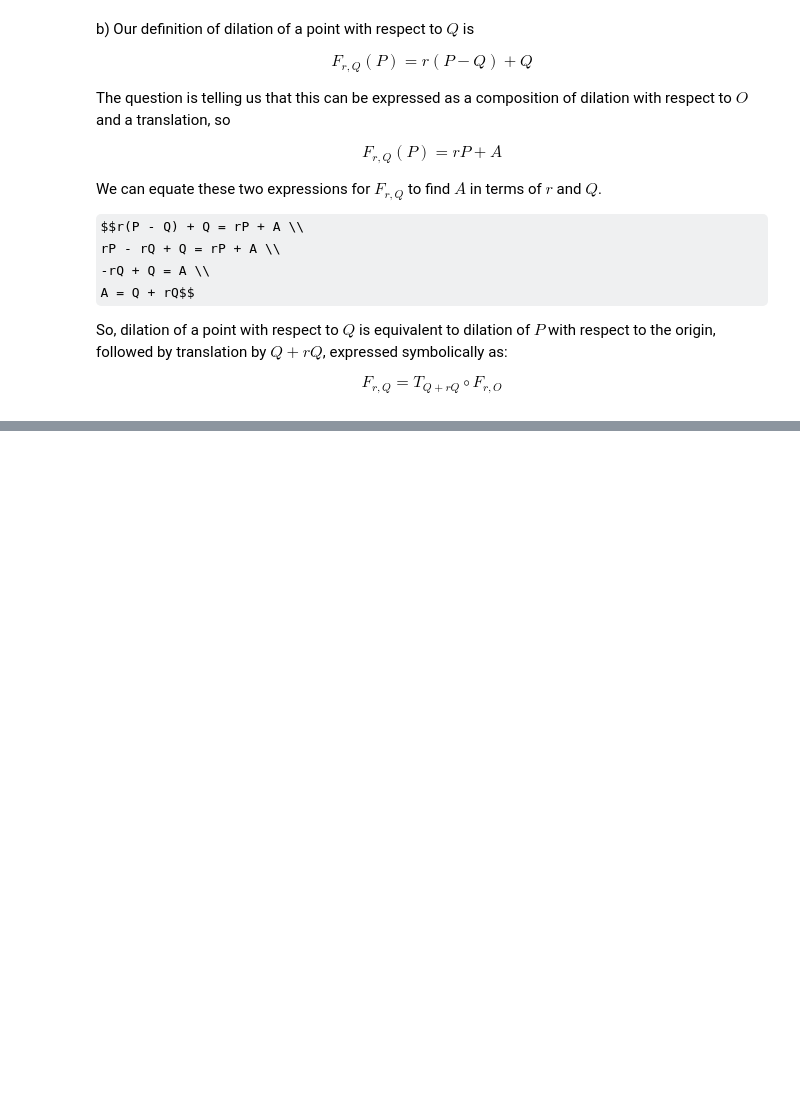
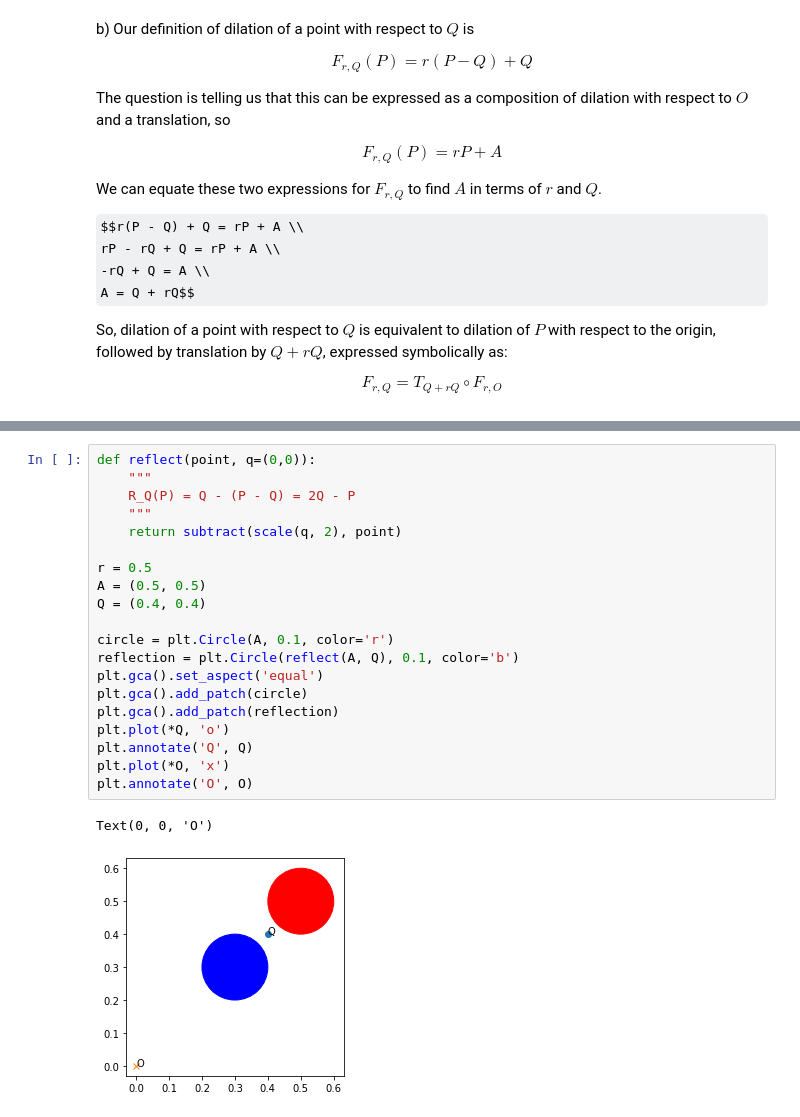
Before and after one commit to zackads/basic-mathematics, a Jupyter notebook: chapter-9/2-addition-subtraction-and-parallelogram-law.ipynb, the cells around one changed output, grey strips where cells are left out. Cells and saved outputs as stored; diff of their text form; some formulas as TeX source; blank space fills up the shorter version.

```diff
--- a/chapter-9/2-addition-subtraction-and-parallelogram-law.ipynb
+++ b/chapter-9/2-addition-subtraction-and-parallelogram-law.ipynb
@@ -387,0 +422,23 @@ $$F_{r,Q} = T_{Q+rQ}\circ F_{r,O}$$
+# %%
+def reflect(point, q=(0,0)):
+    """
+    R_Q(P) = Q - (P - Q) = 2Q - P
+    """
+    return subtract(scale(q, 2), point)
+
+r = 0.5
+A = (0.5, 0.5)
+Q = (0.4, 0.4)
+
+circle = plt.Circle(A, 0.1, color='r')
+reflection = plt.Circle(reflect(A, Q), 0.1, color='b')
+plt.gca().set_aspect('equal')
+plt.gca().add_patch(circle)
+plt.gca().add_patch(reflection)
+plt.plot(*Q, 'o')
+plt.annotate('Q', Q)
+plt.plot(*O, 'x')
+plt.annotate('O', O)
+# %% [output]
+Text(0, 0, 'O')
+[figure, added]
```
Also changed, not shown: parts of 2 cells of this notebook.
